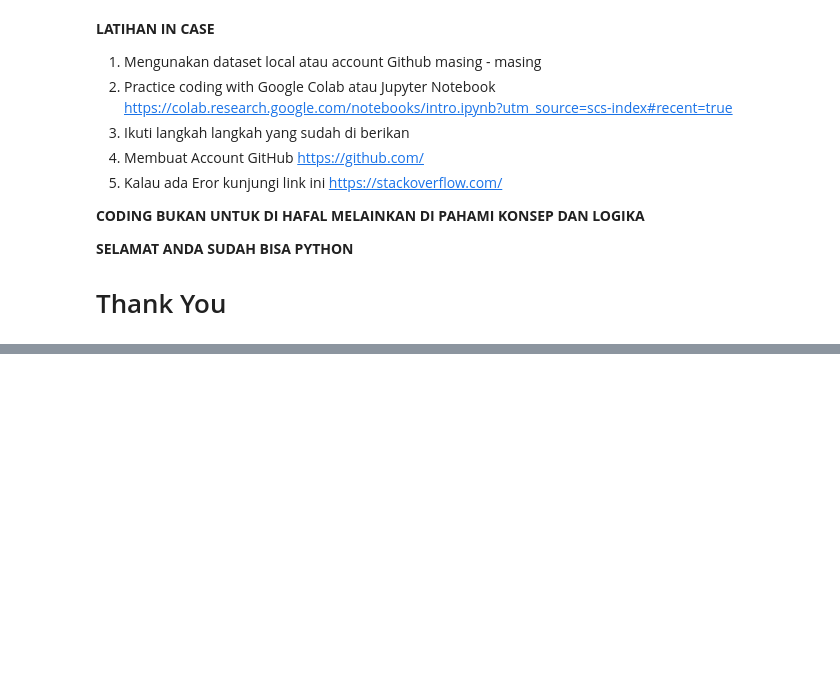
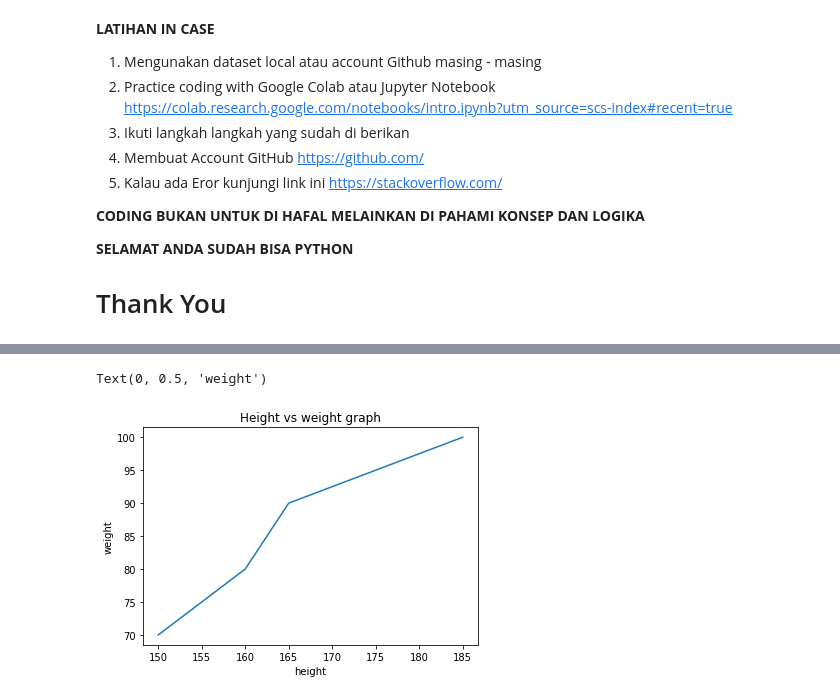
Before and after one commit to FarahTatania/Study_Independent, a Jupyter notebook: Python_Machine_Learning_For_K_Means.ipynb, the cells around one changed output, grey strips where cells are left out. Saved outputs shown, nothing was run; the diff lists cells and outputs as text; code cells hidden in the pictures; blank space fills up the shorter version.

```diff
--- a/Python_Machine_Learning_For_K_Means.ipynb
+++ b/Python_Machine_Learning_For_K_Means.ipynb
@@ -268,0 +299,8 @@ plt.show()
+# %%
+plt.plot(height,weight)
+plt.title('Height vs weight graph')
+plt.xlabel("height")
+plt.ylabel("weight")
+# %% [output]
+Text(0, 0.5, 'weight')
+[figure, added]
```
Also changed, not shown: parts of 22 cells of this notebook.
